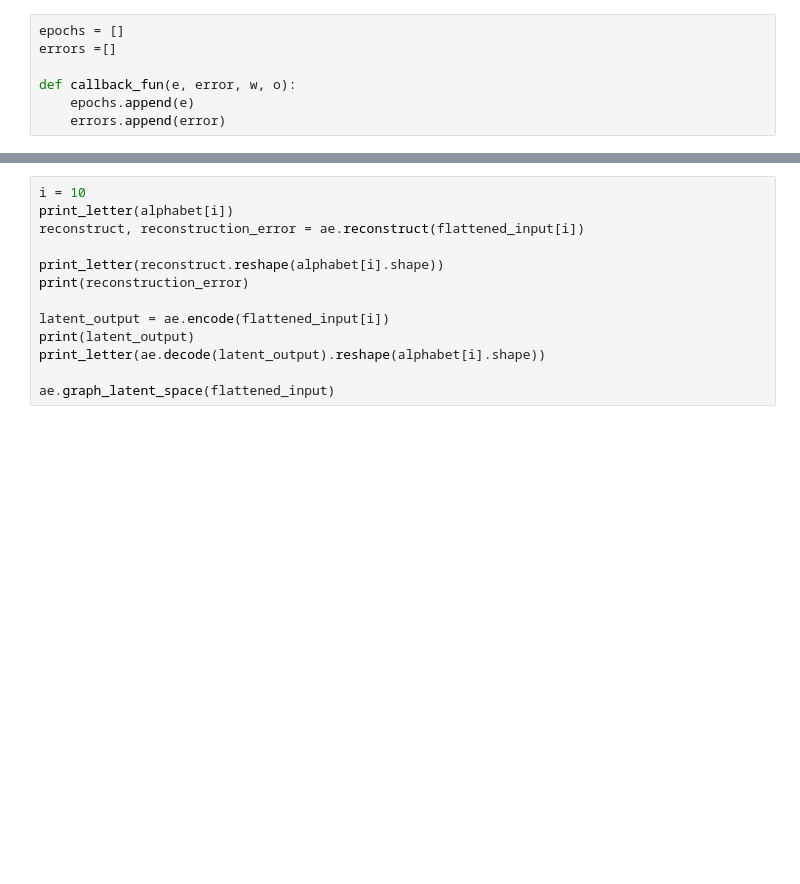
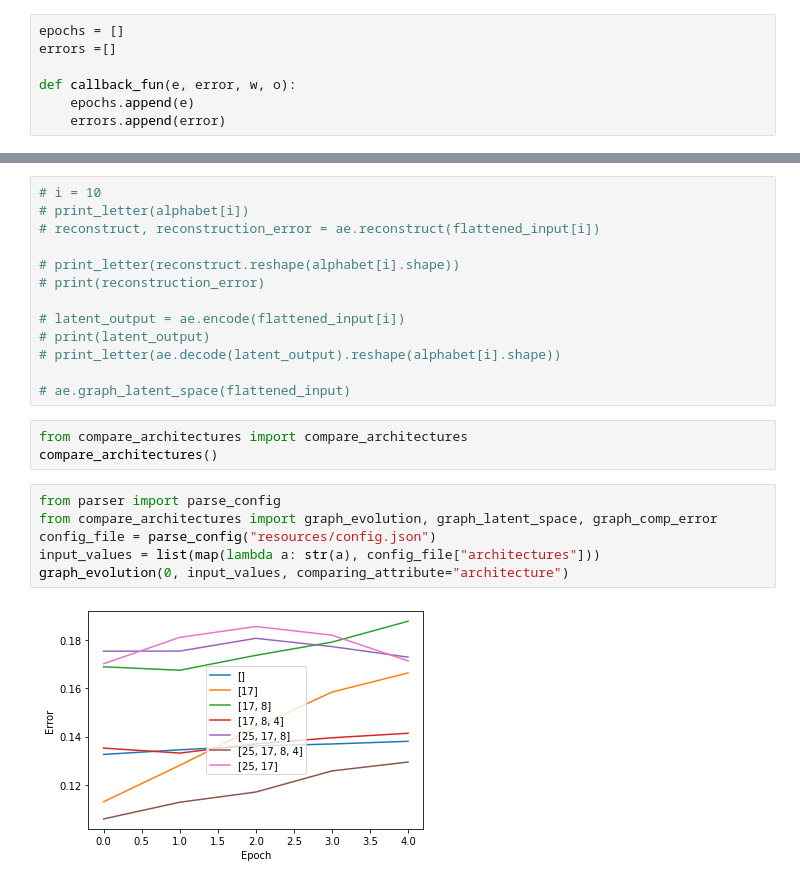
Before and after one commit to camilaborinsky/SIA-tps, a Jupyter notebook: TP5/autoencoder.ipynb, the cells around one changed output, grey strips where cells are left out. Saved outputs shown, nothing was run; the diff lists cells and outputs as text; blank space fills up the shorter version.

Commit message:
make notebook to compare architectures

```diff
--- a/TP5/autoencoder.ipynb
+++ b/TP5/autoencoder.ipynb
@@ -37,13 +94,24 @@ plt.plot(epochs, errors)
 # %%
-i = 10
-print_letter(alphabet[i])
-reconstruct, reconstruction_error = ae.reconstruct(flattened_input[i])
+# i = 10
+# print_letter(alphabet[i])
+# reconstruct, reconstruction_error = ae.reconstruct(flattened_input[i])
 
-print_letter(reconstruct.reshape(alphabet[i].shape))
-print(reconstruction_error)
+# print_letter(reconstruct.reshape(alphabet[i].shape))
+# print(reconstruction_error)
 
-latent_output = ae.encode(flattened_input[i])
-print(latent_output)
-print_letter(ae.decode(latent_output).reshape(alphabet[i].shape))
+# latent_output = ae.encode(flattened_input[i])
+# print(latent_output)
+# print_letter(ae.decode(latent_output).reshape(alphabet[i].shape))
 
-ae.graph_latent_space(flattened_input)
+# ae.graph_latent_space(flattened_input)
+# %%
+from compare_architectures import compare_architectures
+compare_architectures()
+# %%
+from parser import parse_config
+from compare_architectures import graph_evolution, graph_latent_space, graph_comp_error
+config_file = parse_config("resources/config.json")
+input_values = list(map(lambda a: str(a), config_file["architectures"]))
+graph_evolution(0, input_values, comparing_attribute="architecture")
+# %% [output]
+[figure, added]
```
Also changed, not shown: parts of 12 cells of this notebook, 9 other files.
